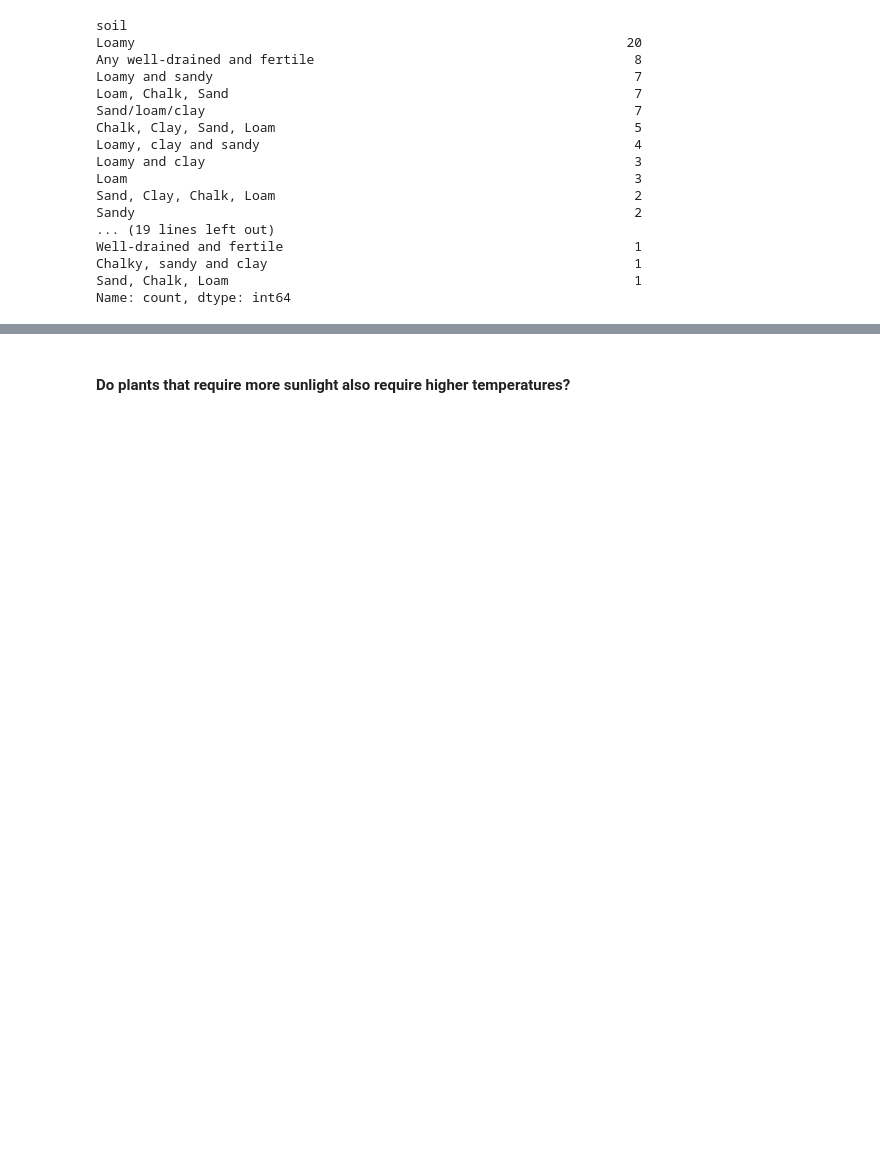
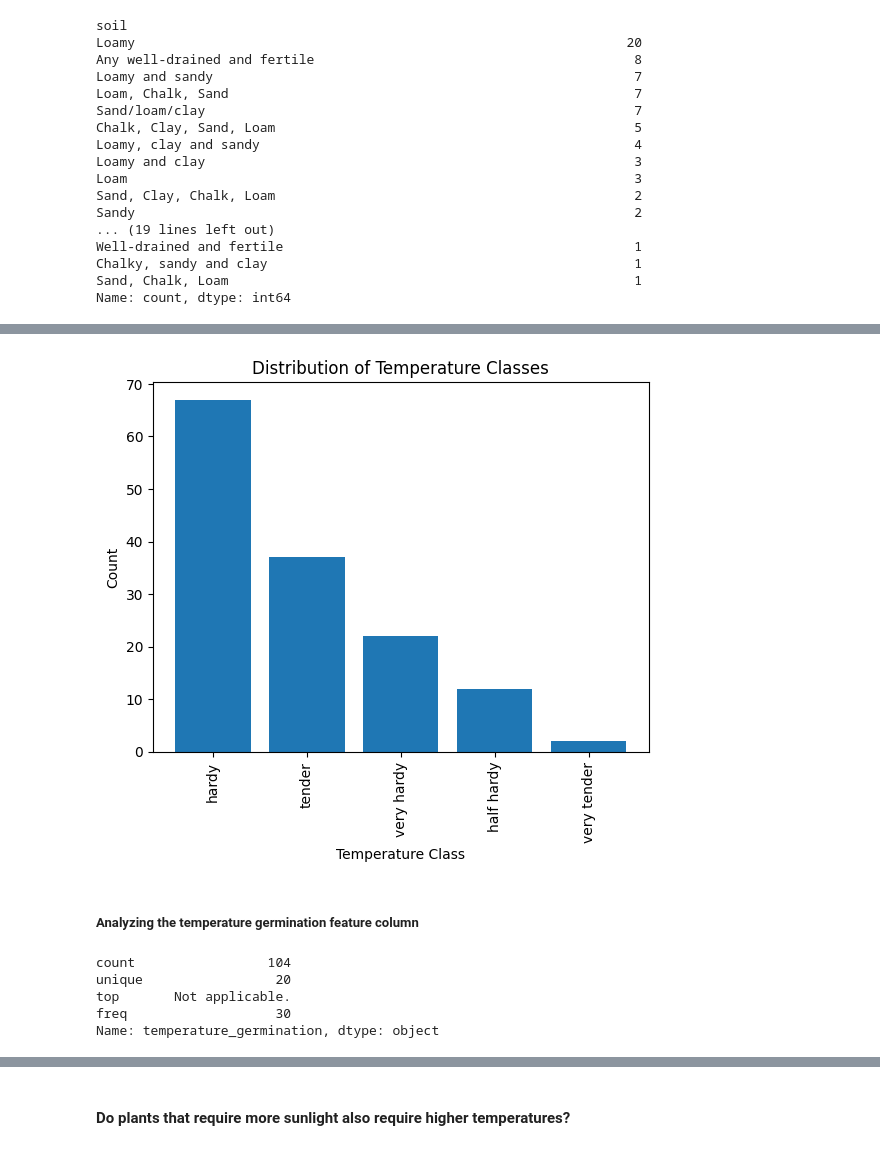
Before and after one commit to aaditbaldha2002/TidyTuesday_challenges, a Jupyter notebook: 2026/2026-02-03/eda.ipynb, the cells around one changed output, grey strips where cells are left out. Drawn from its saved outputs; the diff is of its cells as text; code cells hidden in the pictures; blank space fills up the shorter version.

```diff
--- a/2026/2026-02-03/eda.ipynb
+++ b/2026/2026-02-03/eda.ipynb
@@ -290,0 +349,4 @@ dataset.loc[dataset['soil']=='any well-drained and fertile', 'soil']='well-drain
+# %%
+dataset['temperature_class']=dataset['temperature_class'].str.lower()
+dataset.loc[dataset['temperature_class']=='very hard', 'temperature_class']='very hardy'
+dataset['temperature_class'].value_counts()
@@ -290,0 +361,19 @@ dataset.loc[dataset['soil']=='any well-drained and fertile', 'soil']='well-drain
+# %%
+plt.bar(dataset['temperature_class'].value_counts().index, dataset['temperature_class'].value_counts().values)
+plt.xlabel('Temperature Class')
+plt.ylabel('Count')
+plt.title('Distribution of Temperature Classes')
+plt.xticks(rotation=90)
+plt.show()
+# %% [output]
+[figure, added]
+# %% [markdown]
+##### Analyzing the temperature germination feature column
+# %%
+dataset['temperature_germination'].describe()
+# %% [output]
+count                 104
+unique                 20
+top       Not applicable.
+freq                   30
+Name: temperature_germination, dtype: object
```
Also changed, not shown: parts of 10 cells of this notebook.
